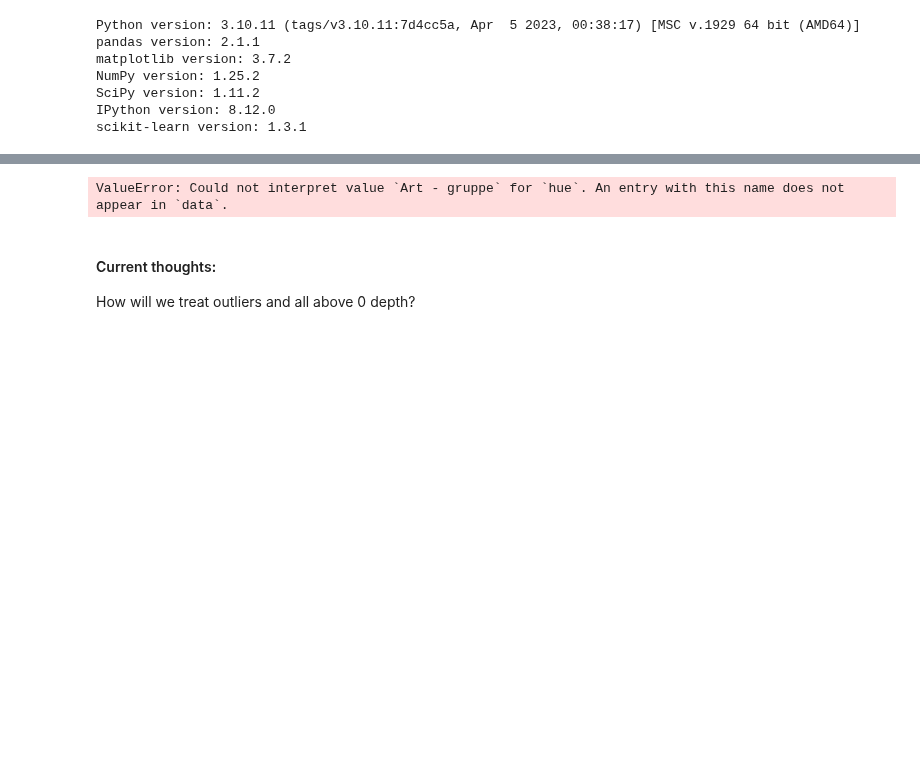
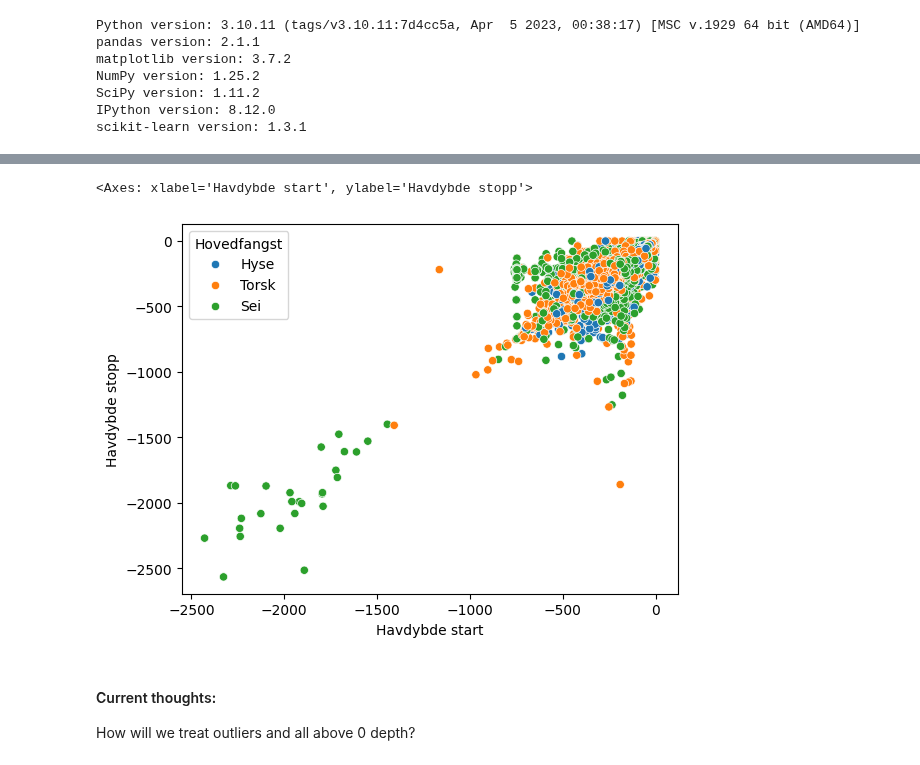
Before and after one commit to Pzorster/INFO284pzor, a Jupyter notebook: project.ipynb, the cells around one changed output, grey strips where cells are left out. Cells and saved outputs as stored; diff of their text form; code cells hidden in the pictures; blank space fills up the shorter version.

```diff
--- a/project.ipynb
+++ b/project.ipynb
@@ -143,18 +164,15 @@ After pre-processing the dataset has 20 columns and 51083 rows
 # %%
 #plotting havdybde start and havdybde stopp using seaborn with different color for each species
-import seaborn as sns
-import matplotlib.pyplot as plt
-import pandas as pd
-import numpy as np
-sns.scatterplot(x='Havdybde start', y='Havdybde stopp', data=df, hue='Art - gruppe')
+sns.scatterplot(x='Havdybde start', y='Havdybde stopp', data=df, hue='Hovedfangst')
 #viewing the plot and seeing it is so dense that it is hard to see the differences between the species. Additionally there are a lot of species over 0 which does not make sense when fishing.
 
 #maybe we should use a threshold for the depth, since it is not possible to fish at 0 depth?
 #then we will loose a lot of data points, so maybe there is a way to transform the outliers?
 #But then again the transformed outliers will be useless since the initial values are not reliable? Are depth feature even reliable?
 #note: Should probably transform the Art-gruppe to numerical values with one hot encoding.
 # %% [output]
-ValueError: Could not interpret value `Art - gruppe` for `hue`. An entry with this name does not appear in `data`.
+<Axes: xlabel='Havdybde start', ylabel='Havdybde stopp'>
+[figure, added]
 # %% [markdown]
 #### Current thoughts:
 How will we treat outliers and all above 0 depth?
```
Also changed, not shown: parts of 10 cells of this notebook.
